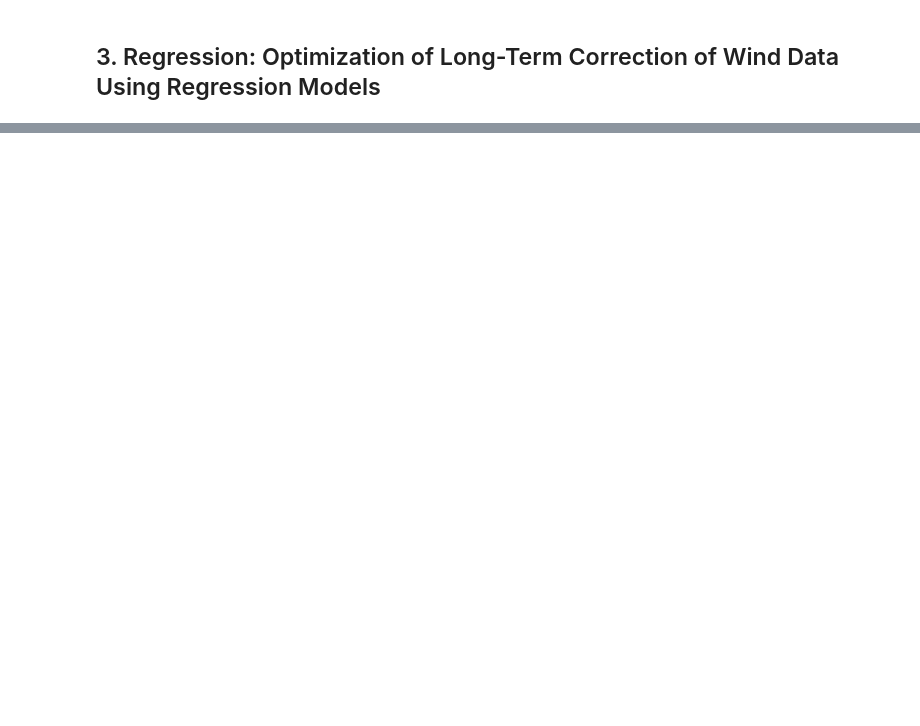
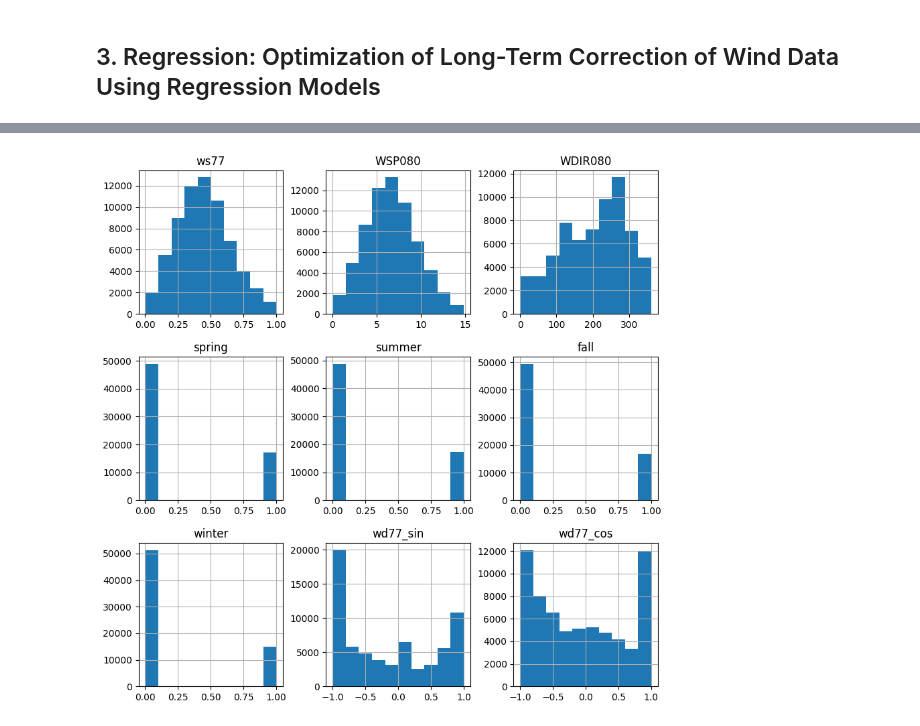
Before and after one commit to 00FA12/MAL-3, a Jupyter notebook: 3. Vestas - Predicting Wind Speed.ipynb, the cells around one changed output, grey strips where cells are left out. Drawn from its saved outputs; the diff is of its cells as text; code cells hidden in the pictures; blank space fills up the shorter version.

```diff
--- a/3. Vestas - Predicting Wind Speed.ipynb
+++ b/3. Vestas - Predicting Wind Speed.ipynb
@@ -109,0 +340,5 @@ In session 8, we will do a Q/A if you have any questions. But as mentioned, try
+# %%
+df_scaled.hist(figsize=(10,10))
+plt.show()
+# %% [output]
+[figure, added]
```
Also changed, not shown: parts of 14 cells of this notebook.
